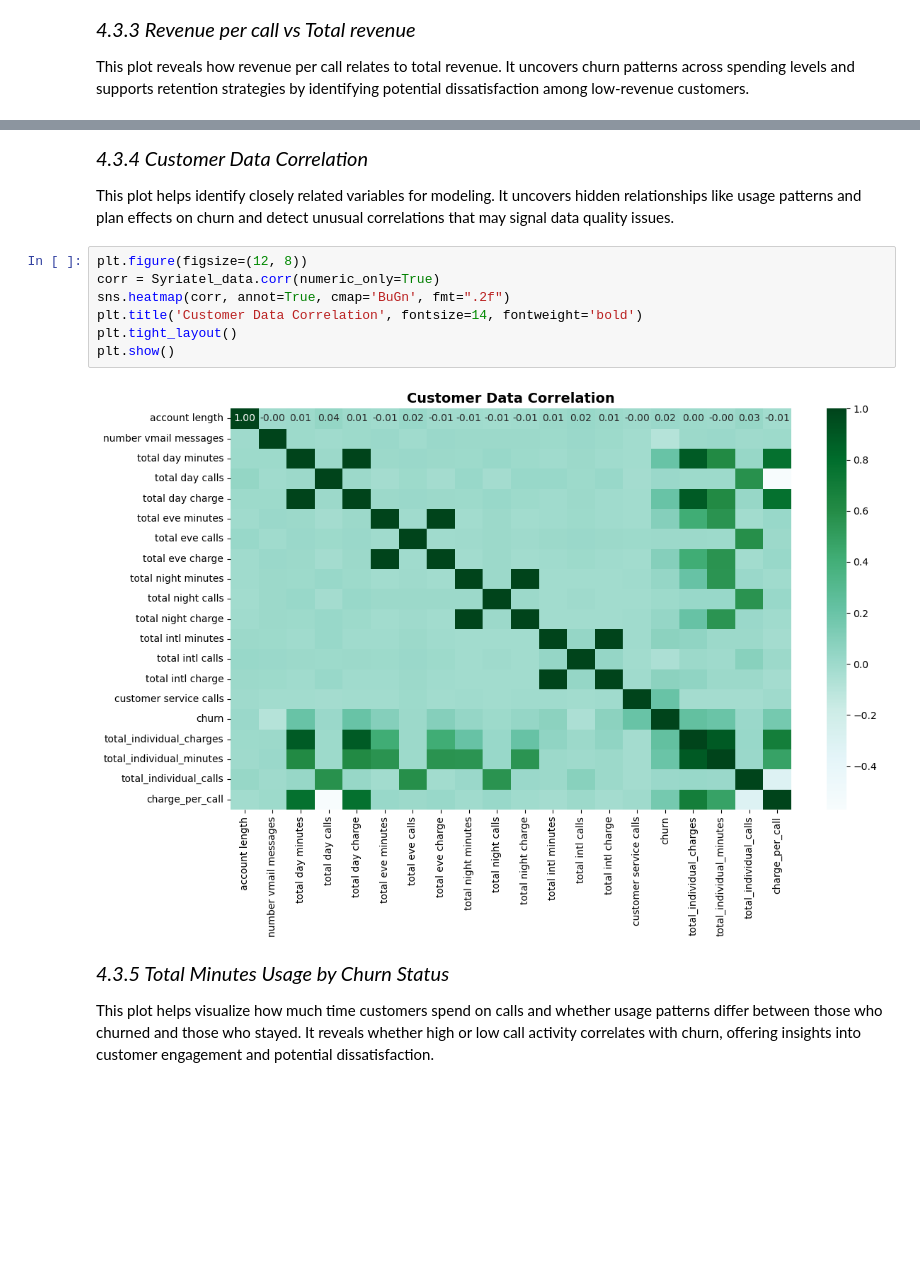
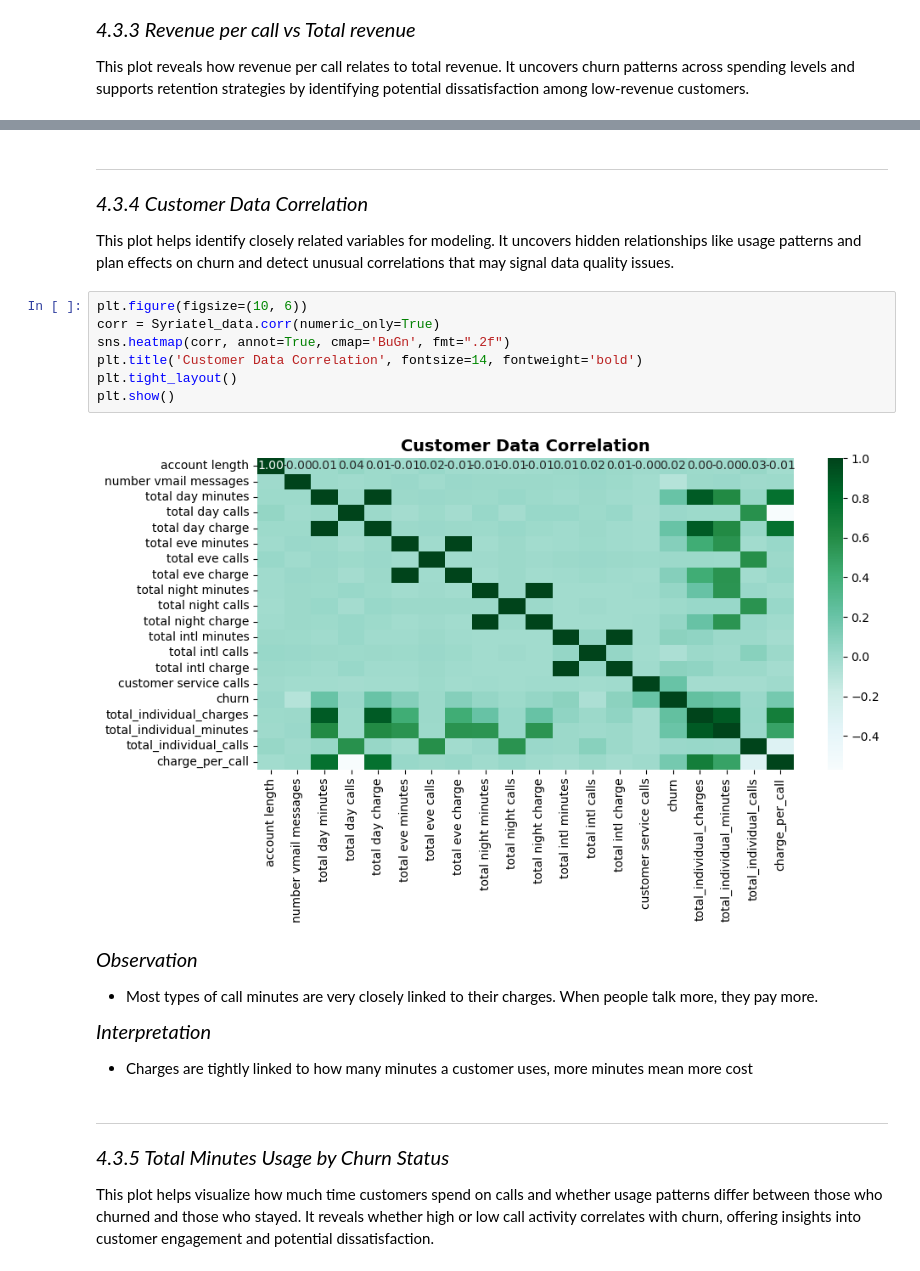
Before and after one commit to EAlmadi/Phase3_project, a Jupyter notebook: Syria-Tel.ipynb, the cells around one changed output, grey strips where cells are left out. Saved outputs shown, nothing was run; the diff lists cells and outputs as text; blank space fills up the shorter version.

```diff
--- a/Syria-Tel.ipynb
+++ b/Syria-Tel.ipynb
@@ -438,16 +464,26 @@ plt.show()
+# %% [markdown]
+---
 # %% [markdown]
 *<span style="font-size: 20px;">4.3.4 Customer Data Correlation</span>*
 
 This plot helps identify closely related variables for modeling. It uncovers hidden relationships like usage patterns and plan effects on churn and detect unusual correlations that may signal data quality issues.
 # %%
-plt.figure(figsize=(12, 8))
+plt.figure(figsize=(10, 6))
 corr = Syriatel_data.corr(numeric_only=True)
 sns.heatmap(corr, annot=True, cmap='BuGn', fmt=".2f")
 plt.title('Customer Data Correlation', fontsize=14, fontweight='bold')
 plt.tight_layout()
 plt.show()
 # %% [output]
-[figure, old version]
+[figure, new version]
+# %% [markdown]
+*<span style="font-size: 20px;">Observation</span>*
+- Most types of call minutes are very closely linked to their charges. When people talk more, they pay more.
+
+*<span style="font-size: 20px;">Interpretation</span>*
+- Charges are tightly linked to how many minutes a customer uses, more minutes mean more cost
+# %% [markdown]
+---
 # %% [markdown]
 *<span style="font-size: 20px;">4.3.5 Total Minutes Usage by Churn Status</span>*
 
```
Also changed, not shown: parts of 17 cells of this notebook, 1 other file.
